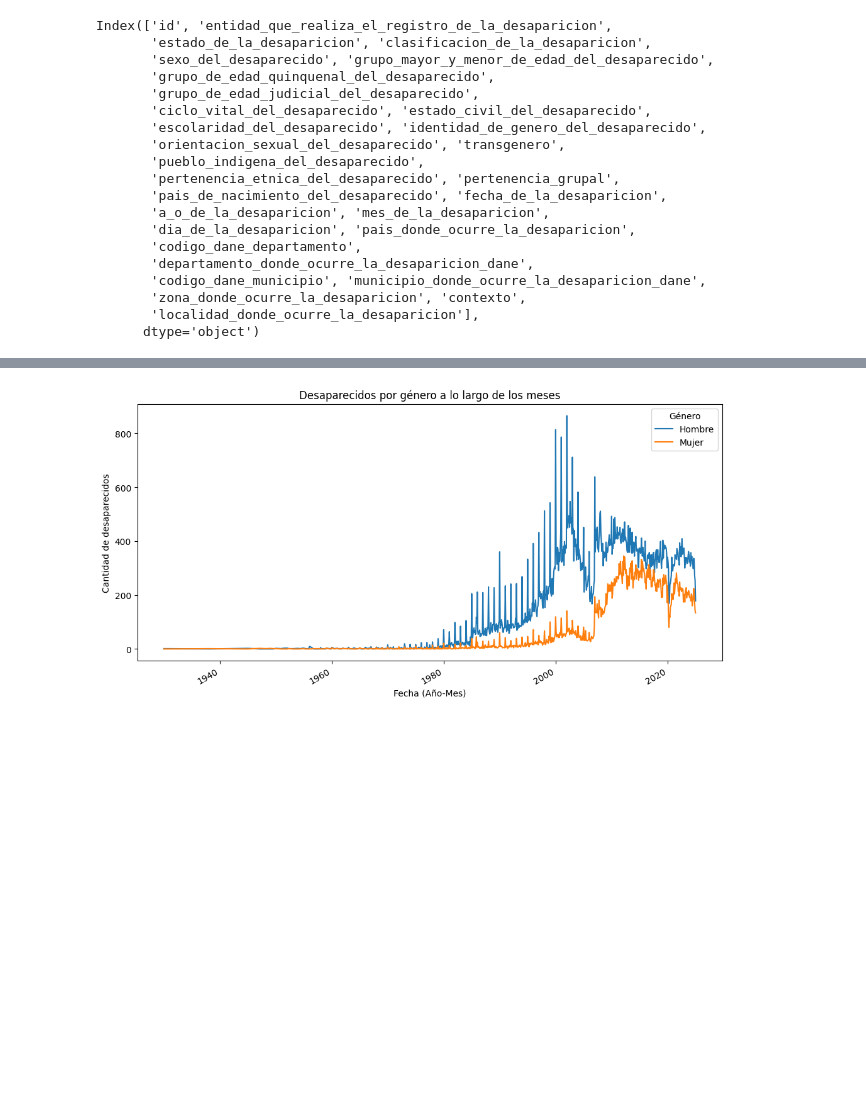
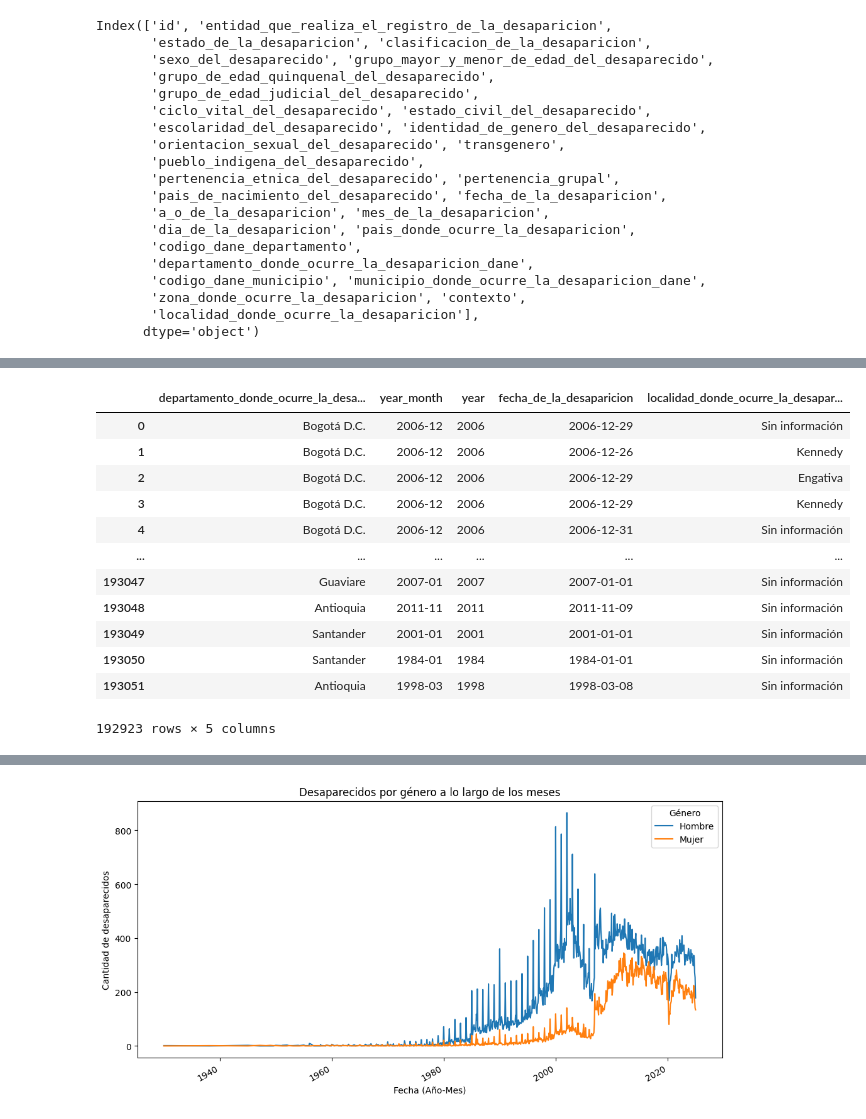
Before and after one commit to osop9604/desaparecidos_colombia, a Jupyter notebook: eda.ipynb, the cells around one changed output, grey strips where cells are left out. Cells and saved outputs as stored; diff of their text form; code cells hidden in the pictures; blank space fills up the shorter version.

```diff
--- a/eda.ipynb
+++ b/eda.ipynb
@@ -48,4 +58,6 @@ Index(['id', 'entidad_que_realiza_el_registro_de_la_desaparicion',
 # %%
+#Convertir la fecha de desaparacion en fecha
+results_df.dropna(inplace=True)
 results_df['fecha_de_la_desaparicion'] = pd.to_datetime(results_df['fecha_de_la_desaparicion'], errors = 'coerce')
 results_df['year_month'] = results_df['fecha_de_la_desaparicion'].dt.to_period('M')
-des_genero = results_df[['sexo_del_desaparecido','year_month']]
+results_df['year'] = results_df['fecha_de_la_desaparicion'].dt.year
@@ -51,0 +68,16 @@ des_genero = results_df[['sexo_del_desaparecido','year_month']]
+# %%
+des_departamento
+# %% [output]
+|  | departamento_donde_ocurre_la_desa... | year_month | year | fecha_de_la_desaparicion | localidad_donde_ocurre_la_desapar... |
+| 0 | Bogotá D.C. | 2006-12 | 2006 | 2006-12-29 | Sin información |
+| 1 | Bogotá D.C. | 2006-12 | 2006 | 2006-12-26 | Kennedy |
+| 2 | Bogotá D.C. | 2006-12 | 2006 | 2006-12-29 | Engativa |
+| 3 | Bogotá D.C. | 2006-12 | 2006 | 2006-12-29 | Kennedy |
+| 4 | Bogotá D.C. | 2006-12 | 2006 | 2006-12-31 | Sin información |
+| ... | ... | ... | ... | ... | ... |
+| 193047 | Guaviare | 2007-01 | 2007 | 2007-01-01 | Sin información |
+| 193048 | Antioquia | 2011-11 | 2011 | 2011-11-09 | Sin información |
+| 193049 | Santander | 2001-01 | 2001 | 2001-01-01 | Sin información |
+| 193050 | Santander | 1984-01 | 1984 | 1984-01-01 | Sin información |
+| 193051 | Antioquia | 1998-03 | 1998 | 1998-03-08 | Sin información |
+192923 rows × 5 columns
```
Also changed, not shown: parts of 10 cells of this notebook, 1 other file.
